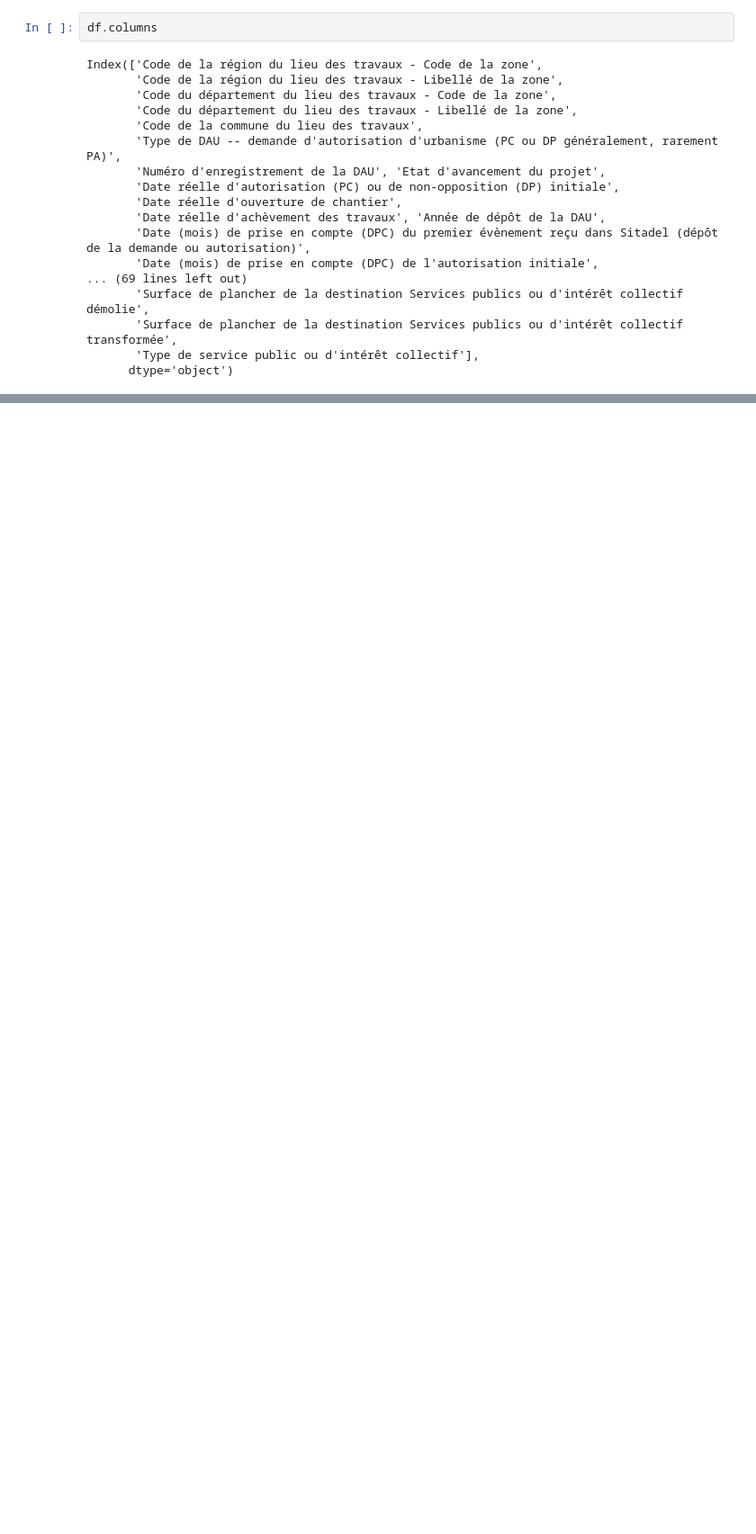
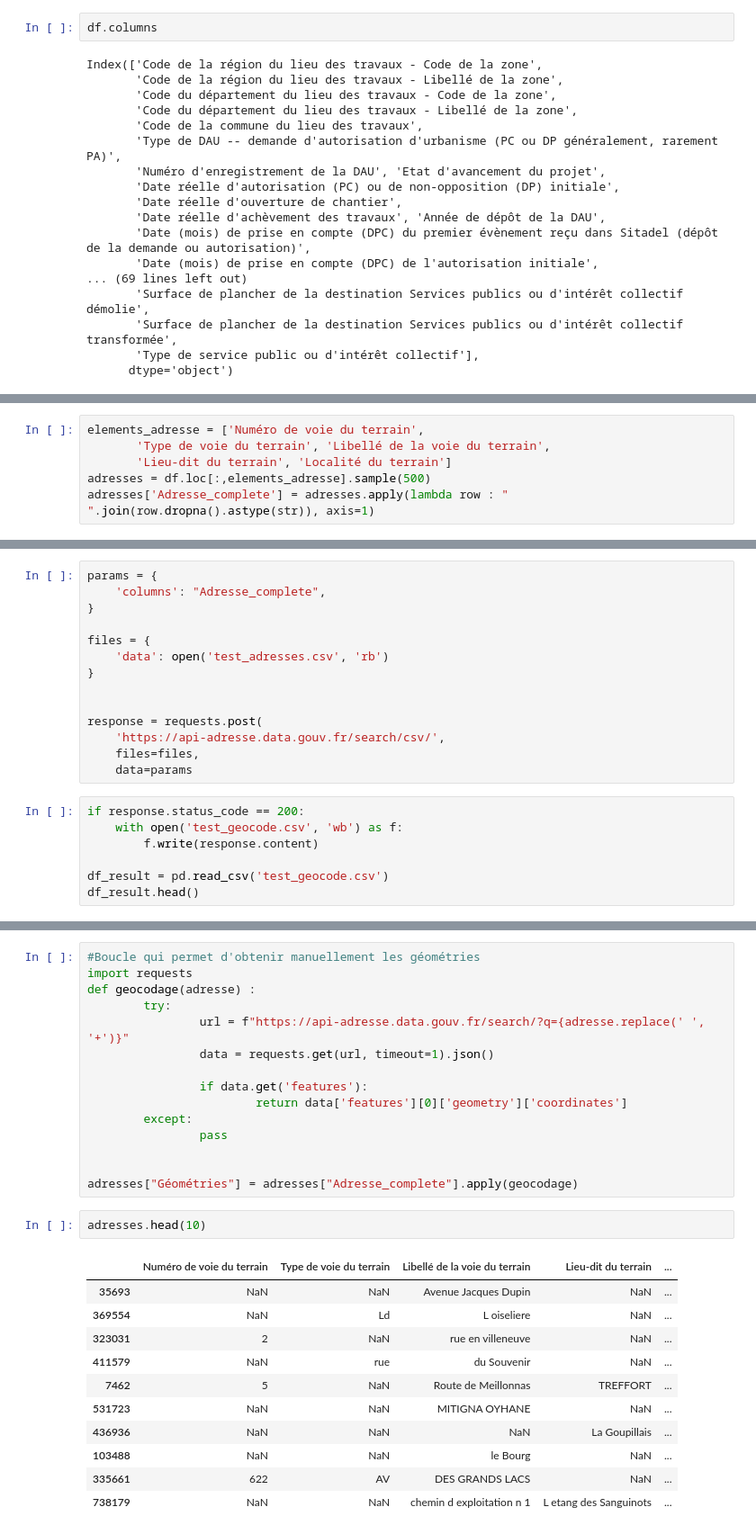
Before and after one commit to m-ligeret/price-signals-construction-activity, a Jupyter notebook: exploration_construction_non_résidentiel.ipynb, the cells around one changed output, grey strips where cells are left out. Shown at 90% size. Drawn from its saved outputs; the diff is of its cells as text; blank space fills up the shorter version.

```diff
--- a/exploration_construction_non_résidentiel.ipynb
+++ b/exploration_construction_non_résidentiel.ipynb
@@ -53,0 +75,6 @@ Harmoniser les adresses au même format que le fichier (format à chercher, il d
+# %%
+elements_adresse = ['Numéro de voie du terrain',
+       'Type de voie du terrain', 'Libellé de la voie du terrain',
+       'Lieu-dit du terrain', 'Localité du terrain']
+adresses = df.loc[:,elements_adresse].sample(500)
+adresses['Adresse_complete'] = adresses.apply(lambda row : " ".join(row.dropna().astype(str)), axis=1)
@@ -53,0 +94,21 @@ Harmoniser les adresses au même format que le fichier (format à chercher, il d
+# %%
+params = {
+    'columns': "Adresse_complete",
+}
+
+files = {
+    'data': open('test_adresses.csv', 'rb')
+}
+
+
+response = requests.post(
+    'https://api-adresse.data.gouv.fr/search/csv/',
+    files=files,
+    data=params
+# %%
+if response.status_code == 200:
+    with open('test_geocode.csv', 'wb') as f:
+        f.write(response.content)
+
+df_result = pd.read_csv('test_geocode.csv')
+df_result.head()
@@ -53,0 +123,29 @@ Harmoniser les adresses au même format que le fichier (format à chercher, il d
+# %%
+#Boucle qui permet d'obtenir manuellement les géométries
+import requests
+def geocodage(adresse) :
+        try:
+                url = f"https://api-adresse.data.gouv.fr/search/?q={adresse.replace(' ', '+')}"
+                data = requests.get(url, timeout=1).json()
+
+                if data.get('features'):
+                        return data['features'][0]['geometry']['coordinates']
+        except:
+                pass
+
+
+adresses["Géométries"] = adresses["Adresse_complete"].apply(geocodage)
+# %%
+adresses.head(10)
+# %% [output]
+|  | Numéro de voie du terrain | Type de voie du terrain | Libellé de la voie du terrain | Lieu-dit du terrain | ... |
+| 35693 | NaN | NaN | Avenue Jacques Dupin | NaN | ... |
+| 369554 | NaN | Ld | L oiseliere | NaN | ... |
+| 323031 | 2 | NaN | rue en villeneuve | NaN | ... |
+| 411579 | NaN | rue | du Souvenir | NaN | ... |
+| 7462 | 5 | NaN | Route de Meillonnas | TREFFORT | ... |
+| 531723 | NaN | NaN | MITIGNA OYHANE | NaN | ... |
+| 436936 | NaN | NaN | NaN | La Goupillais | ... |
+| 103488 | NaN | NaN | le Bourg | NaN | ... |
+| 335661 | 622 | AV | DES GRANDS LACS | NaN | ... |
+| 738179 | NaN | NaN | chemin d exploitation n 1 | L etang des Sanguinots | ... |
```
Also changed, not shown: parts of 13 cells of this notebook, 3 other files.
